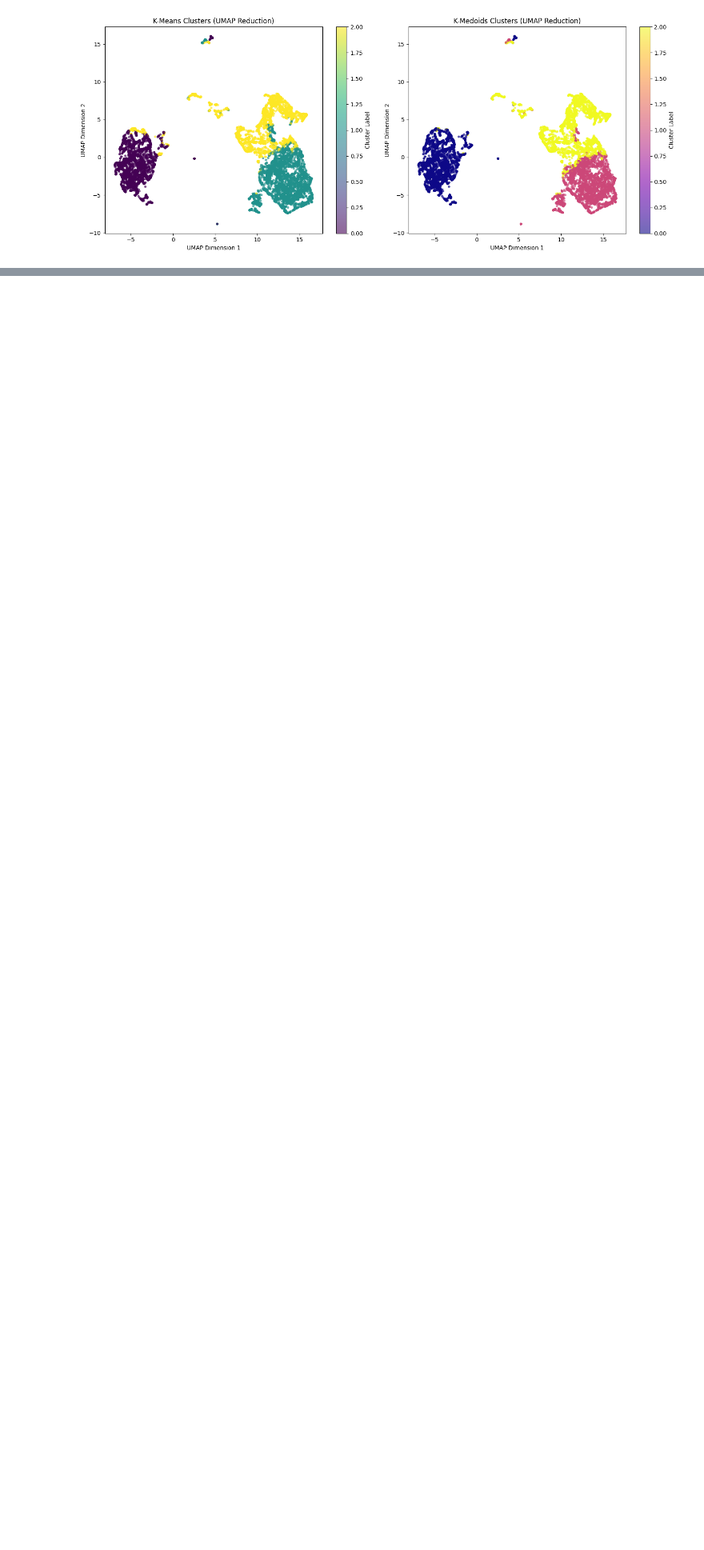
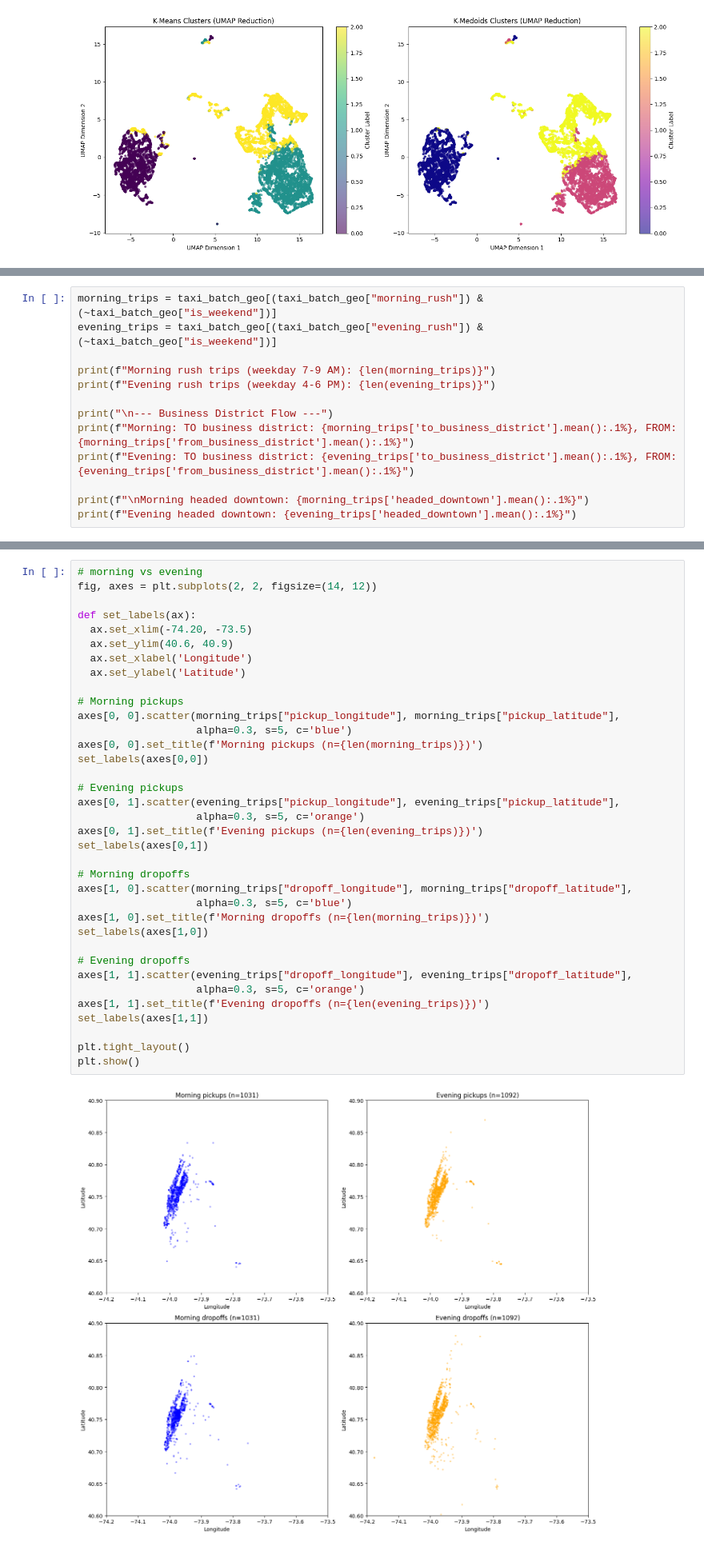
Before and after one commit to quantumFeline/dzd-hw, a Jupyter notebook: Big_Data_Exploration_01_02.ipynb, the cells around one changed output, grey strips where cells are left out. Shown at 80% size. Cells and saved outputs as stored; diff of their text form; blank space fills up the shorter version.

```diff
--- a/Big_Data_Exploration_01_02.ipynb
+++ b/Big_Data_Exploration_01_02.ipynb
@@ -586,0 +602,13 @@ plt.show()
+# %%
+morning_trips = taxi_batch_geo[(taxi_batch_geo["morning_rush"]) & (~taxi_batch_geo["is_weekend"])]
+evening_trips = taxi_batch_geo[(taxi_batch_geo["evening_rush"]) & (~taxi_batch_geo["is_weekend"])]
+
+print(f"Morning rush trips (weekday 7-9 AM): {len(morning_trips)}")
+print(f"Evening rush trips (weekday 4-6 PM): {len(evening_trips)}")
+
+print("\n--- Business District Flow ---")
+print(f"Morning: TO business district: {morning_trips['to_business_district'].mean():.1%}, FROM: {morning_trips['from_business_district'].mean():.1%}")
+print(f"Evening: TO business district: {evening_trips['to_business_district'].mean():.1%}, FROM: {evening_trips['from_business_district'].mean():.1%}")
+
+print(f"\nMorning headed downtown: {morning_trips['headed_downtown'].mean():.1%}")
+print(f"Evening headed downtown: {evening_trips['headed_downtown'].mean():.1%}")
@@ -586,0 +625,38 @@ plt.show()
+# %%
+# morning vs evening
+fig, axes = plt.subplots(2, 2, figsize=(14, 12))
+
+def set_labels(ax):
+  ax.set_xlim(-74.20, -73.5)
+  ax.set_ylim(40.6, 40.9)
+  ax.set_xlabel('Longitude')
+  ax.set_ylabel('Latitude')
+
+# Morning pickups
+axes[0, 0].scatter(morning_trips["pickup_longitude"], morning_trips["pickup_latitude"],
+                   alpha=0.3, s=5, c='blue')
+axes[0, 0].set_title(f'Morning pickups (n={len(morning_trips)})')
+set_labels(axes[0,0])
+
+# Evening pickups
+axes[0, 1].scatter(evening_trips["pickup_longitude"], evening_trips["pickup_latitude"],
+                   alpha=0.3, s=5, c='orange')
+axes[0, 1].set_title(f'Evening pickups (n={len(evening_trips)})')
+set_labels(axes[0,1])
+
+# Morning dropoffs
+axes[1, 0].scatter(morning_trips["dropoff_longitude"], morning_trips["dropoff_latitude"],
+                   alpha=0.3, s=5, c='blue')
+axes[1, 0].set_title(f'Morning dropoffs (n={len(morning_trips)})')
+set_labels(axes[1,0])
+
+# Evening dropoffs
+axes[1, 1].scatter(evening_trips["dropoff_longitude"], evening_trips["dropoff_latitude"],
+                   alpha=0.3, s=5, c='orange')
+axes[1, 1].set_title(f'Evening dropoffs (n={len(evening_trips)})')
+set_labels(axes[1,1])
+
+plt.tight_layout()
+plt.show()
+# %% [output]
+[figure, added]
```
Also changed, not shown: parts of 55 cells of this notebook, 1 other file.
